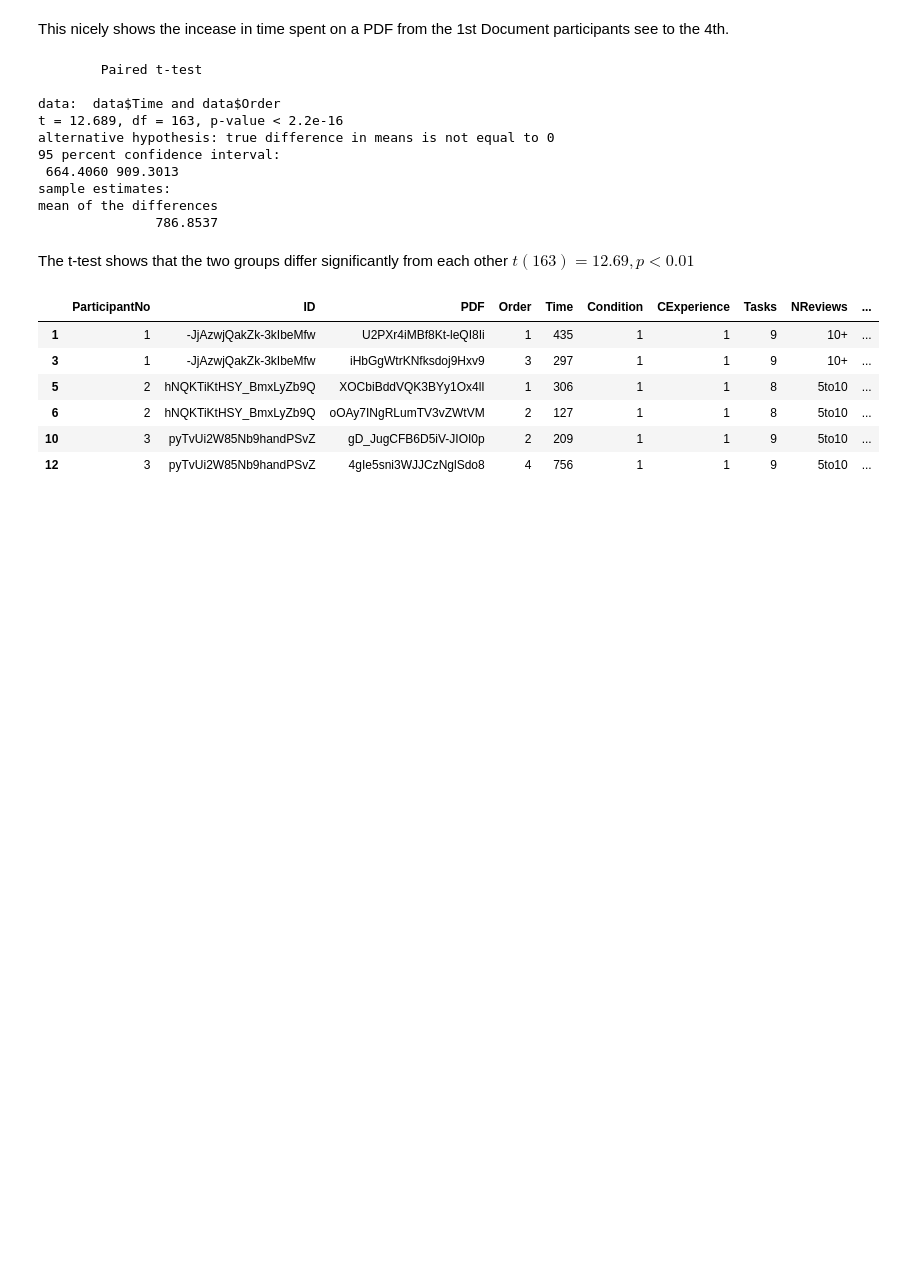
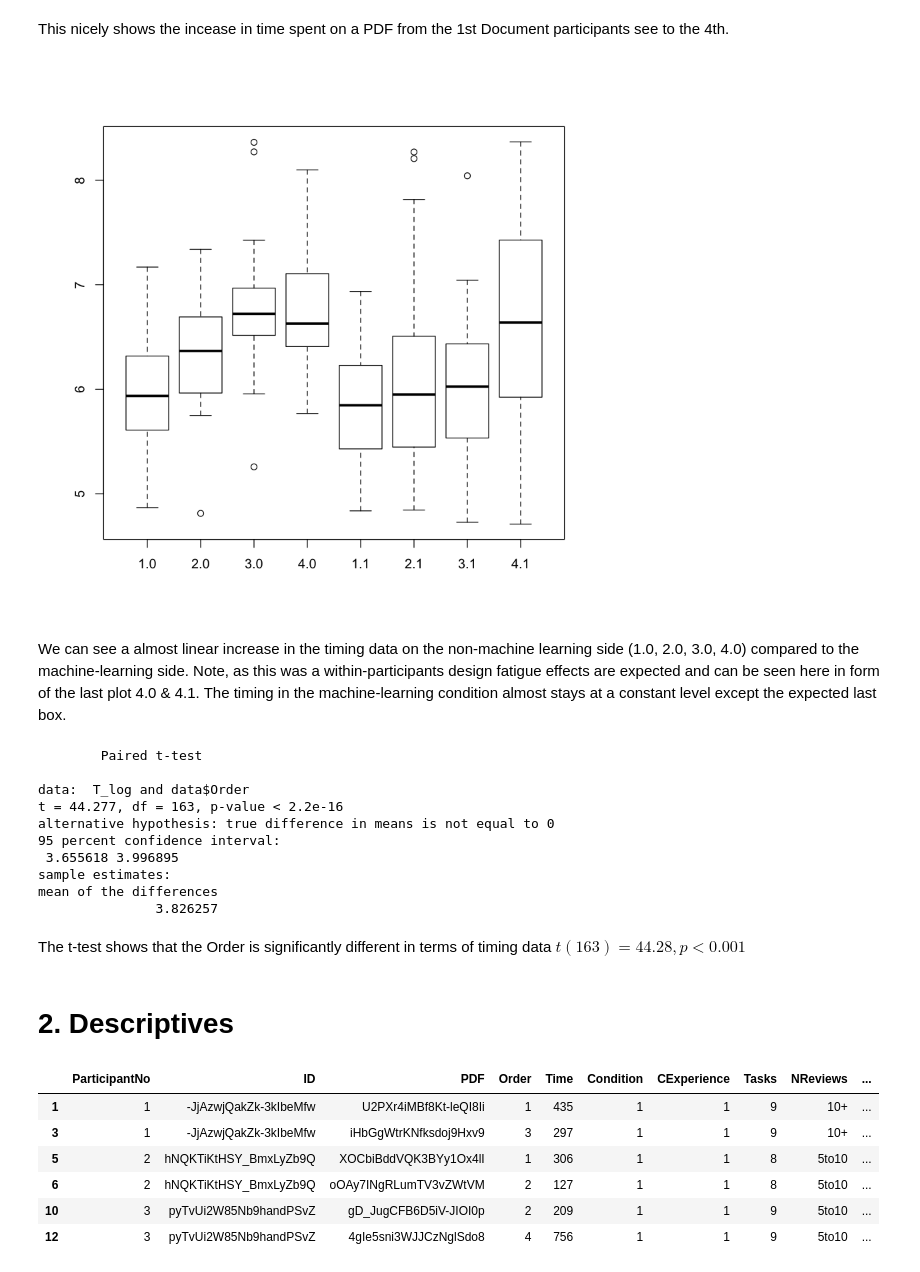
Before and after one commit to h21k/RRUX, a Jupyter notebook: Analysis.ipynb, the cells around one changed output. Drawn from its saved outputs; the diff is of its cells as text; code cells hidden in the pictures; blank space fills up the shorter version.

```diff
--- a/Analysis.ipynb
+++ b/Analysis.ipynb
@@ -153,20 +177,29 @@ boxplot(data$Time~data$Order)
 [figure]
 # %% [markdown]
 This nicely shows the incease in time spent on a PDF from the 1st Document participants see to the 4th.
+# %%
+# Now the same plot in time (Log scale) and separated by condition
+boxplot(T_log~data$Order*data$Condition)
+# %% [output]
+[figure, added]
+# %% [markdown]
+We can see a almost linear increase in the timing data on the non-machine learning side (1.0, 2.0, 3.0, 4.0) compared to the machine-learning side. Note, as this was a within-participants design fatigue effects are expected and can be seen here in form of the last plot 4.0 & 4.1. The timing in the machine-learning condition almost stays at a constant level except the expected last box.
 # %%
-# and the t-test:
-t.test(data$Time, data$Order, paired = TRUE, alternative = "two.sided")
+# Again for robustness we also performed a t-test:
+t.test(T_log, data$Order, paired = TRUE, alternative = "two.sided")
 # %% [output]
         Paired t-test
 
-data:  data$Time and data$Order
-t = 12.689, df = 163, p-value < 2.2e-16
+data:  T_log and data$Order
+t = 44.277, df = 163, p-value < 2.2e-16
 alternative hypothesis: true difference in means is not equal to 0
 95 percent confidence interval:
- 664.4060 909.3013
+ 3.655618 3.996895
 sample estimates:
 mean of the differences
-               786.8537
+               3.826257
 # %% [markdown]
-The t-test shows that the two groups differ significantly from each other $t(163) = 12.69, p < 0.01$
+The t-test shows that the Order is significantly different in terms of timing data $t(163) = 44.28, p < 0.001$
+# %% [markdown]
+# 2. Descriptives
 # %%
```
Also changed, not shown: parts of 112 cells of this notebook, 8 other files.
